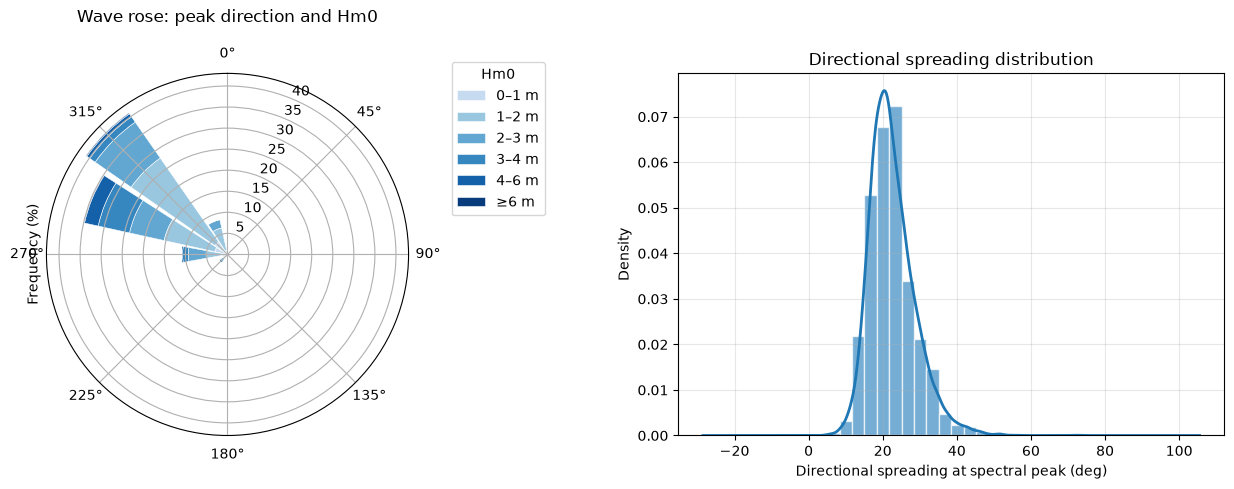
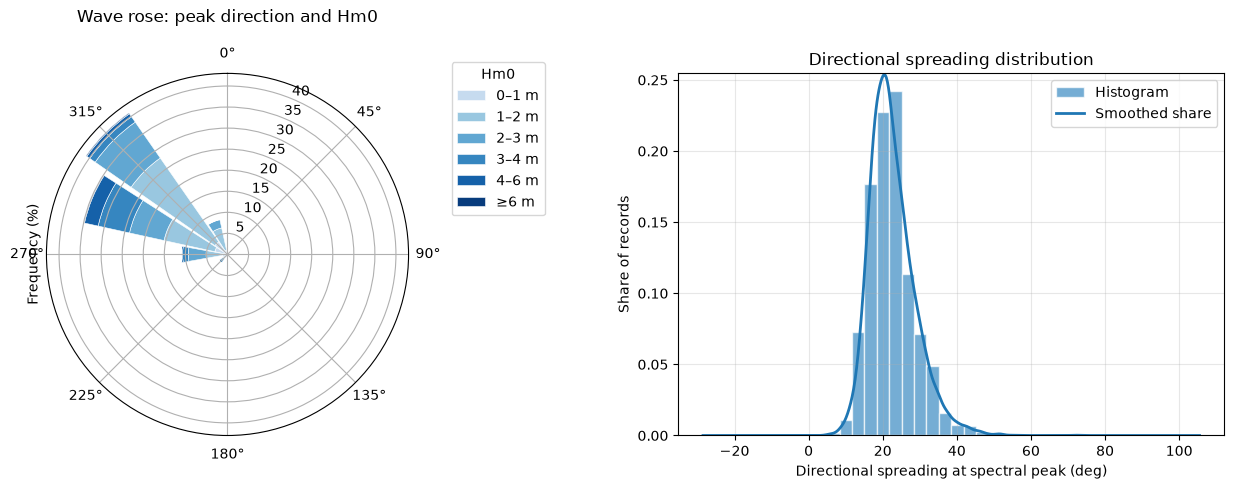
Unified diff of the notebook cell whose output changed from the first chart to the second:
--- before
+++ after
@@ -71,24 +71,42 @@
 ax1.legend(title="Hm0", bbox_to_anchor=(1.10, 1.05), loc="upper left")
 
-# Directional spreading histogram + density curve
+# Directional spreading histogram + smoothed share curve
 ax2 = fig.add_subplot(1, 2, 2)
 
 spread_values = spread_df["spread_peak_deg"].dropna()
 
+spread_bins = np.linspace(
+    spread_values.min(),
+    spread_values.max(),
+    21,
+)
+
+spread_bin_width = spread_bins[1] - spread_bins[0]
+spread_weights = np.ones(len(spread_values)) / len(spread_values)
+
 ax2.hist(
     spread_values,
-    bins=20,
-    density=True,
+    bins=spread_bins,
+    weights=spread_weights,
     color=plt.cm.Blues(0.65),
     edgecolor="white",
     alpha=0.7,
+    label="Histogram",
 )
 
-spread_values.plot.kde(ax=ax2, linewidth=2)
+spread_values.plot.kde(
+    ax=ax2,
+    linewidth=2,
+    label="Smoothed share",
+)
+
+kde_line = ax2.lines[-1]
+kde_line.set_ydata(kde_line.get_ydata() * spread_bin_width)
 
 ax2.set_xlabel("Directional spreading at spectral peak (deg)")
-ax2.set_ylabel("Density")
+ax2.set_ylabel("Share of records")
 ax2.set_title("Directional spreading distribution")
 ax2.grid(True, alpha=0.3)
+ax2.legend(frameon=True)
 
 fig.tight_layout()

Commit: share of records not density! values dist.